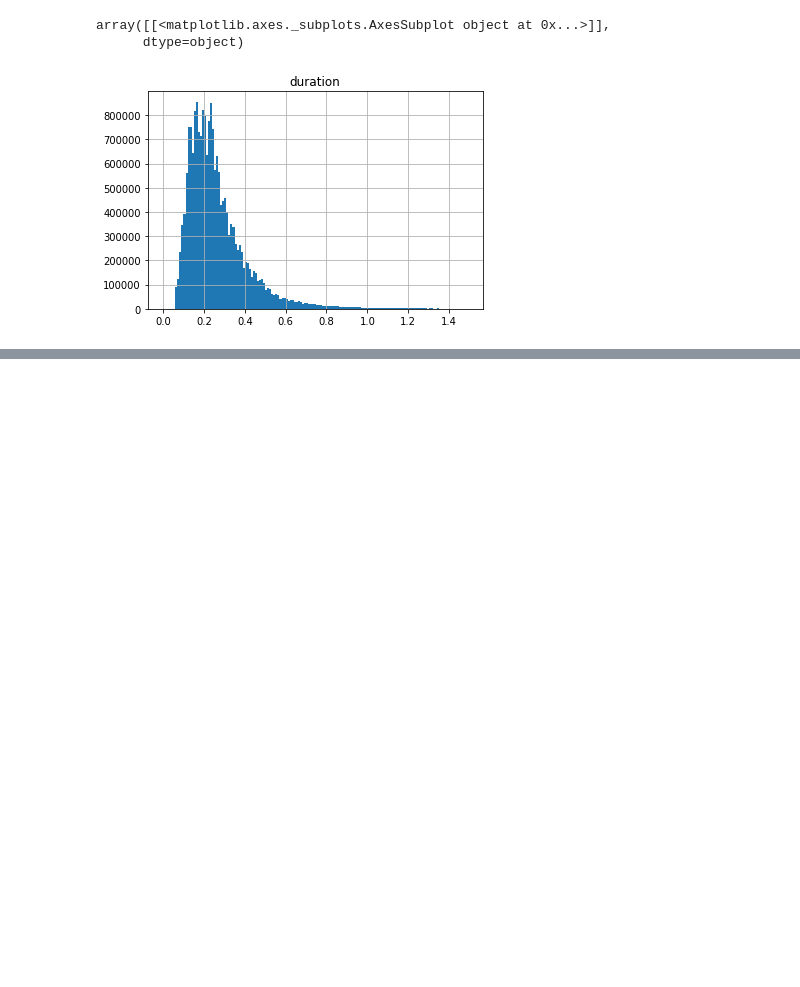
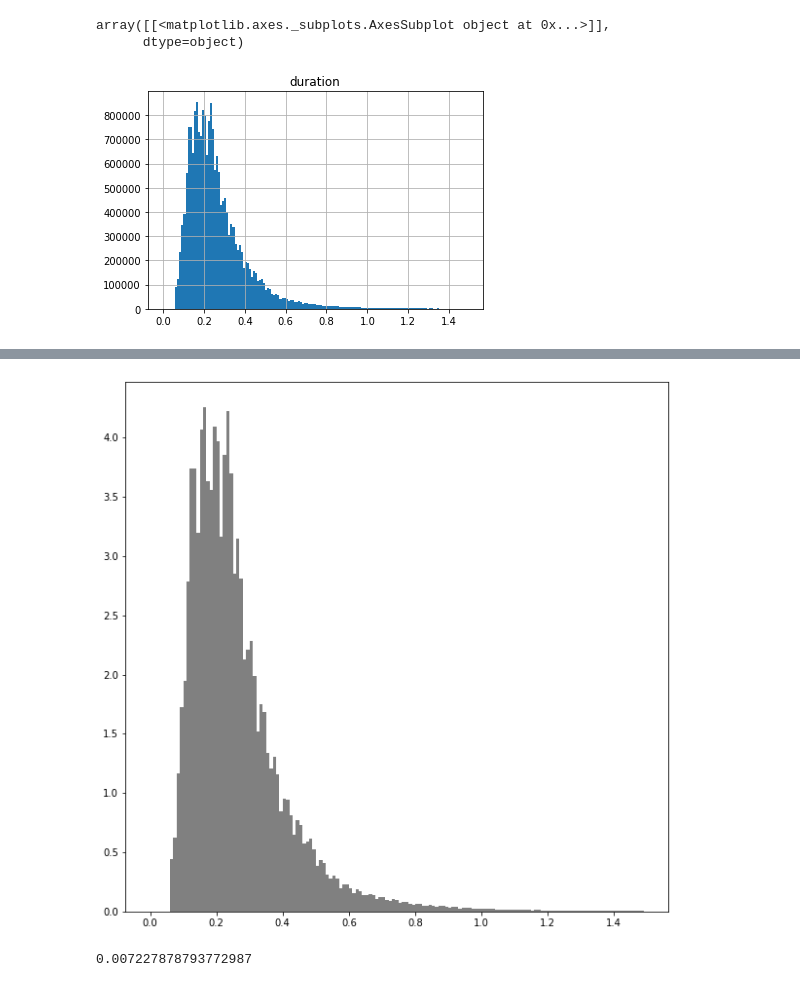
Before and after one commit to jgomezm/Music-Classification, a Jupyter notebook: Descriptive stats.ipynb, the cells around one changed output, grey strips where cells are left out. Cells and saved outputs as stored; diff of their text form; code cells hidden in the pictures; blank space fills up the shorter version.

```diff
--- a/Descriptive stats.ipynb
+++ b/Descriptive stats.ipynb
@@ -79,3 +76,14 @@ list(qwe.index.repeat([0.9, 1.3, 2.5]))
+# %%
+dur_array = comb_data.duration.values
+pyplot.figure(figsize = (10,10))
+hist(dur_array, density=True, color='grey', bins = np.arange(0, 1.5, 0.01))
+pyplot.savefig('duration_hist.JPEG', format='JPEG')
+# %% [output]
+[figure, added]
+# %%
+(dur_array > 1).mean()
+# %% [output]
+0.007227878793772987
 # %%
 qwe
 # %% [output]
```
Also changed, not shown: parts of 3 cells of this notebook, 3 other files.
